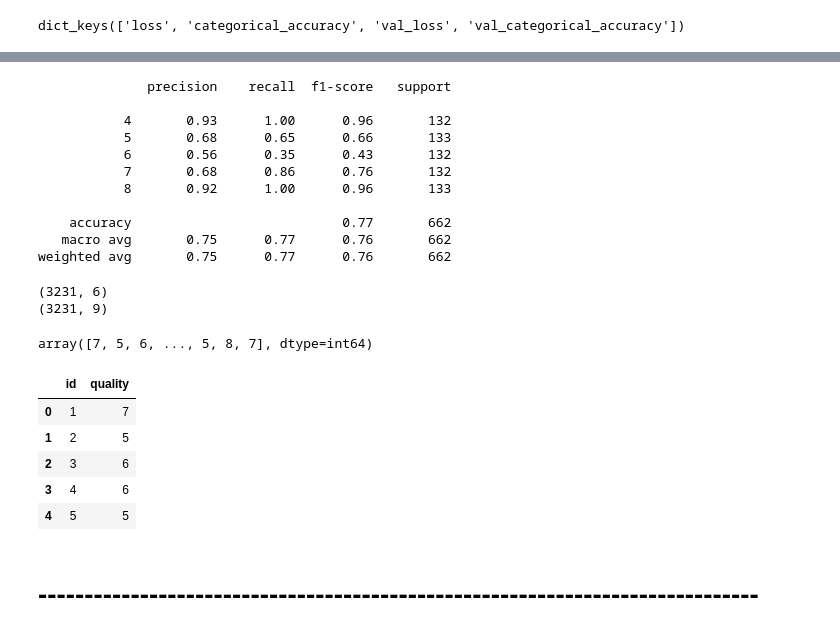
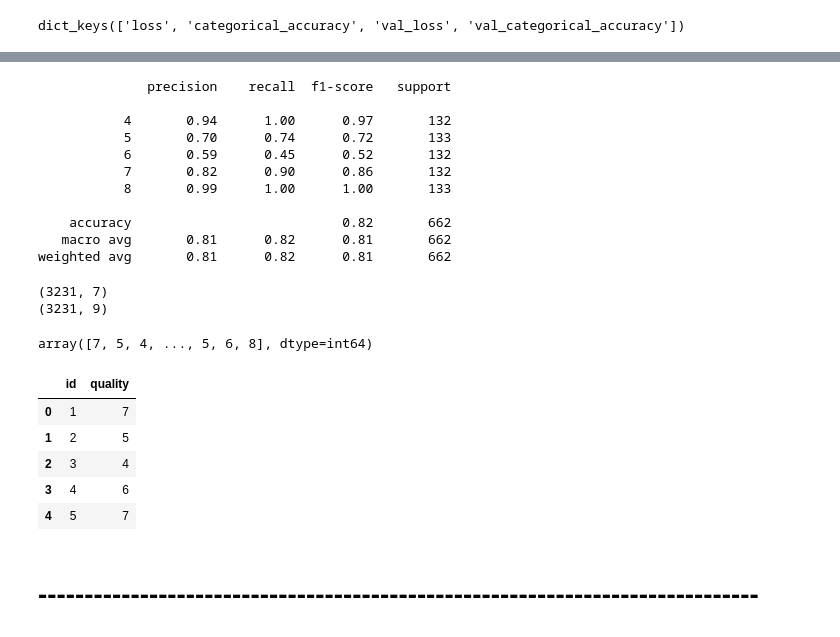
Before and after one commit to Jeong-Beom/TIL, a Jupyter notebook: Self-Study/복습 및 자습/DACON/와인 품질 분류 경진대회(Basic)/Model(이상치제거).ipynb, the cells around one changed output, grey strips where cells are left out. Saved outputs shown, nothing was run; the diff lists cells and outputs as text; code cells hidden in the pictures.

```diff
--- a/Self-Study/복습 및 자습/DACON/와인 품질 분류 경진대회(Basic)/Model(이상치제거).ipynb
+++ b/Self-Study/복습 및 자습/DACON/와인 품질 분류 경진대회(Basic)/Model(이상치제거).ipynb
@@ -218,0 +225,13 @@ plt.show()
+# %%
+# 다중공선성 축소를 위한 PCA진행
+from sklearn.decomposition import PCA
+pca = PCA(n_components = 7) # 주성분을 몇개로 할지 결정
+train_quality = list(train['quality'])
+printcipalComponents1 = pca.fit_transform(train[val_list])
+printcipalComponents2 = pca.fit_transform(test[val_list])
+train = pd.DataFrame(data=printcipalComponents1, columns = [f'{i+1}'for i in range(7)])
+train['quality'] = train_quality
+test = pd.DataFrame(data=printcipalComponents2, columns = [f'{i+1}'for i in range(7)])
+val_list = [f'{i+1}'for i in range(7)]
+print(pca.explained_variance_ratio_) # 각각의 설명력을 표현
+sum(pca.explained_variance_ratio_)
@@ -359,7 +376,7 @@ print(X_train.shape, y_train.shape)
 # 입력데이터의 형태를 반드시 입력해주어야 함
 # 차원이 6개 -> input값 일치화
 model = Sequential()
-model.add(Dense(64, activation = 'relu', input_shape = (6, ))) # 6차원의 데이터를 입력으로 받고, 64개의 출력 가지는 첫번째 Dense층
+model.add(Dense(64, activation = 'relu', input_shape = (X_train.shape[1], ))) # 6차원의 데이터를 입력으로 받고, 64개의 출력 가지는 첫번째 Dense층
 model.add(Dense(32, activation = 'relu')) # 32개의 출력을 가지는 Dense층
 model.add(Dense(9, activation = 'softmax')) # 9개의 출력을 가지는 신경망(마지막은 반드시 y의 변수 종류수와 일치시켜줄 것)
 
@@ -432,15 +468,15 @@ print(classification_report(np.argmax(y_test, axis = -1), np.argmax(results, axi
 # %% [output]
               precision    recall  f1-score   support
 
-           4       0.93      1.00      0.96       132
-           5       0.68      0.65      0.66       133
-           6       0.56      0.35      0.43       132
-           7       0.68      0.86      0.76       132
-           8       0.92      1.00      0.96       133
+           4       0.94      1.00      0.97       132
+           5       0.70      0.74      0.72       133
+           6       0.59      0.45      0.52       132
+           7       0.82      0.90      0.86       132
+           8       0.99      1.00      1.00       133
 
-    accuracy                           0.77       662
-   macro avg       0.75      0.77      0.76       662
-weighted avg       0.75      0.77      0.76       662
+    accuracy                           0.82       662
+   macro avg       0.81      0.82      0.81       662
+weighted avg       0.81      0.82      0.81       662
 # %%
 # 학습한 모델로 예측하기
 import numpy as np
@@ -453,23 +489,23 @@ print(result.shape)
 arg_result = np.argmax(result, axis = -1)
 arg_result
 # %% [output]
-(3231, 6)
+(3231, 7)
 (3231, 9)
-array([7, 5, 6, ..., 5, 8, 7], dtype=int64)
+array([7, 5, 4, ..., 5, 6, 8], dtype=int64)
 # %%
 # 정답파일 작성
 predict = pd.read_csv(PATH + '\\sample_submission.csv')
 len(predict), len(test)
 predict.quality = arg_result
-predict.to_csv(PATH + 'sample_submission(NT03).csv', index = False)
-pd.read_csv(PATH + 'sample_submission(NT03).csv').head()
+predict.to_csv(PATH + 'sample_submission(NT).csv', index = False)
+pd.read_csv(PATH + 'sample_submission(NT).csv').head()
 # %% [output]
 |  | id | quality |
 | 0 | 1 | 7 |
 | 1 | 2 | 5 |
-| 2 | 3 | 6 |
+| 2 | 3 | 4 |
 | 3 | 4 | 6 |
-| 4 | 5 | 5 |
+| 4 | 5 | 7 |
 # %% [markdown]
 # ------------------------------------------------------------------------------
 # %%
```
Also changed, not shown: parts of 20 cells of this notebook.
